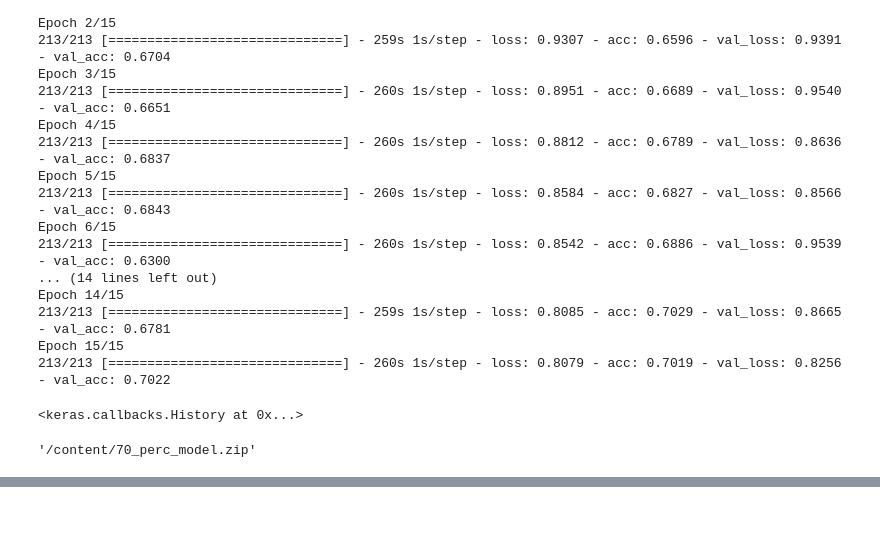
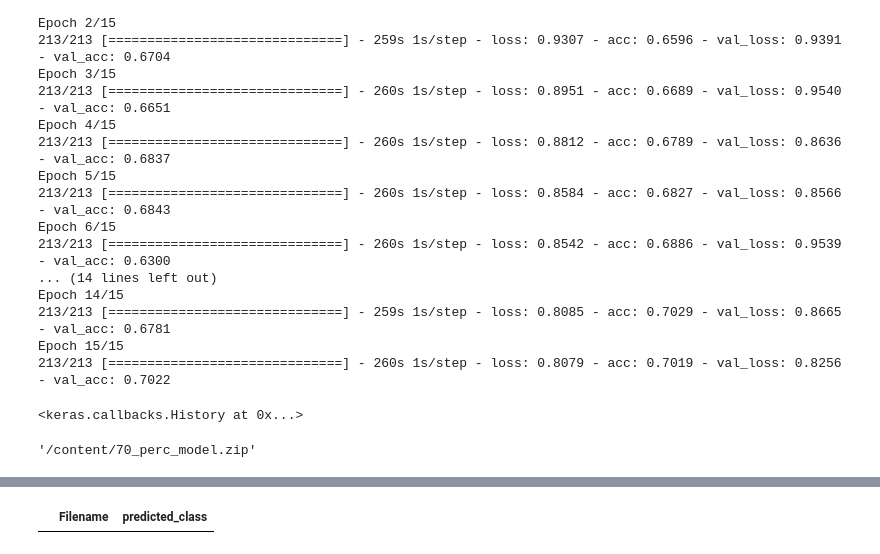
Before and after one commit to ctrivino1/ML_class_final, a Jupyter notebook: Chris_Trivino_final_project.ipynb, the cells around one changed output, grey strips where cells are left out. Saved outputs shown, nothing was run; the diff lists cells and outputs as text; code cells hidden in the pictures; blank space fills up the shorter version.

```diff
--- a/Chris_Trivino_final_project.ipynb
+++ b/Chris_Trivino_final_project.ipynb
@@ -128,3 +128,23 @@ import shutil
 shutil.make_archive('70_perc_model', 'zip', '70_perc_model')
 # %% [output]
 '/content/70_perc_model.zip'
+# %%
+import pathlib
+
+def predict_an_image(model, file_path):
+  # Load the image
+  img = keras.preprocessing.image.load_img(file_path, target_size=(224, 224))
+  # Get the image into the shape we need for our network
+  img_array = keras.preprocessing.image.img_to_array(img)
+  img_array = tf.expand_dims(img_array, 0)
+  # Predict the class
+  predictions = model.predict(img_array)
+  score = tf.nn.softmax(predictions[0])
+  return np.argmax(score)
+# Loop through all images in our test directory and make
+# a prediction
+testdir = pathlib.Path('/content/ML_class_final/test_imgs_1')
+image_paths = list(testdir.glob('*.jpg'))
+for image_path in image_paths:
+  prediction = predict_an_image(model, str(image_path))
+  print(image_path, prediction)
@@ -130,0 +165,6 @@ shutil.make_archive('70_perc_model', 'zip', '70_perc_model')
+# %%
+df = pd.DataFrame(columns = ['Filename'])
+
+def get_row_prediction(row):
+  return predict_an_image(model, '/content/ML_class_final/test_imgs_1' + row['Filename'])
+df['predicted_class'] = df.apply(get_row_prediction, axis=1)
@@ -130,0 +173,4 @@ shutil.make_archive('70_perc_model', 'zip', '70_perc_model')
+# %%
+df.head()
+# %% [output]
+|  | Filename | predicted_class |
```
Also changed, not shown: parts of 3 cells of this notebook.
